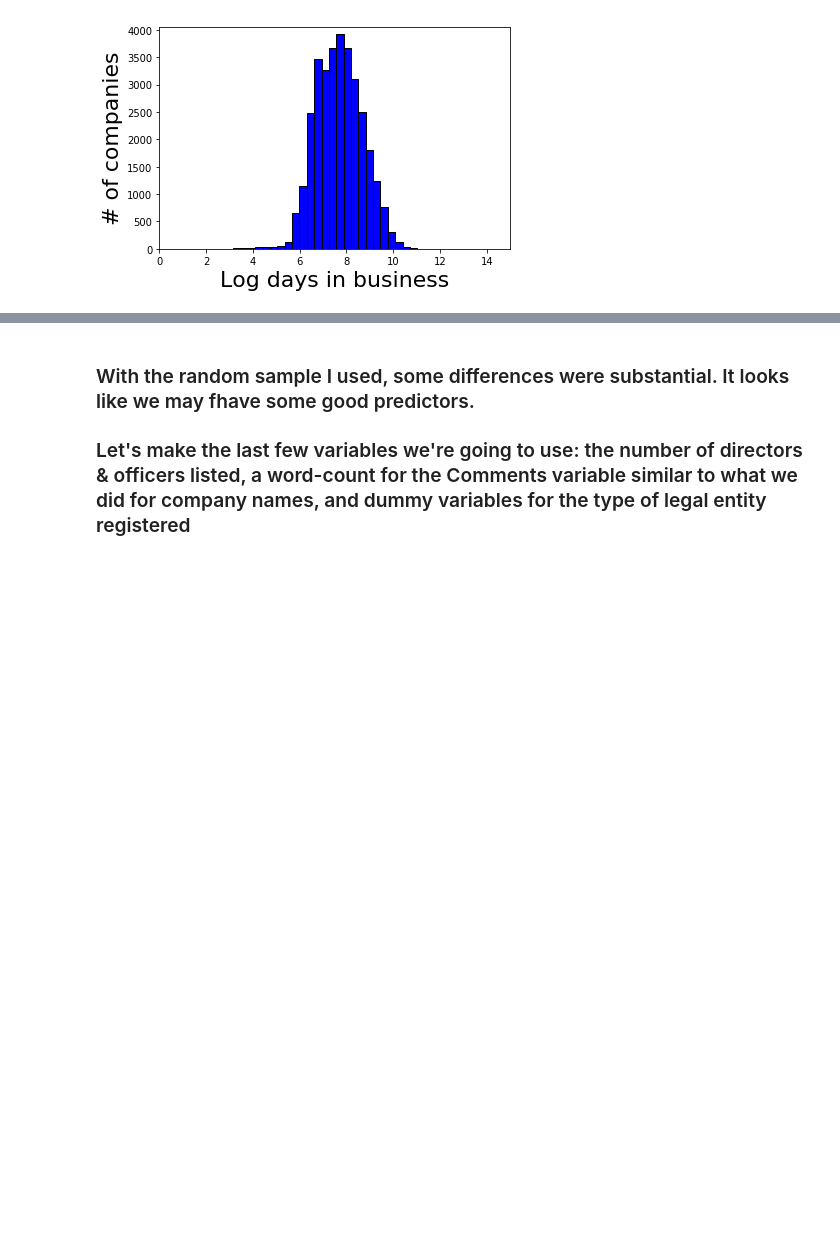
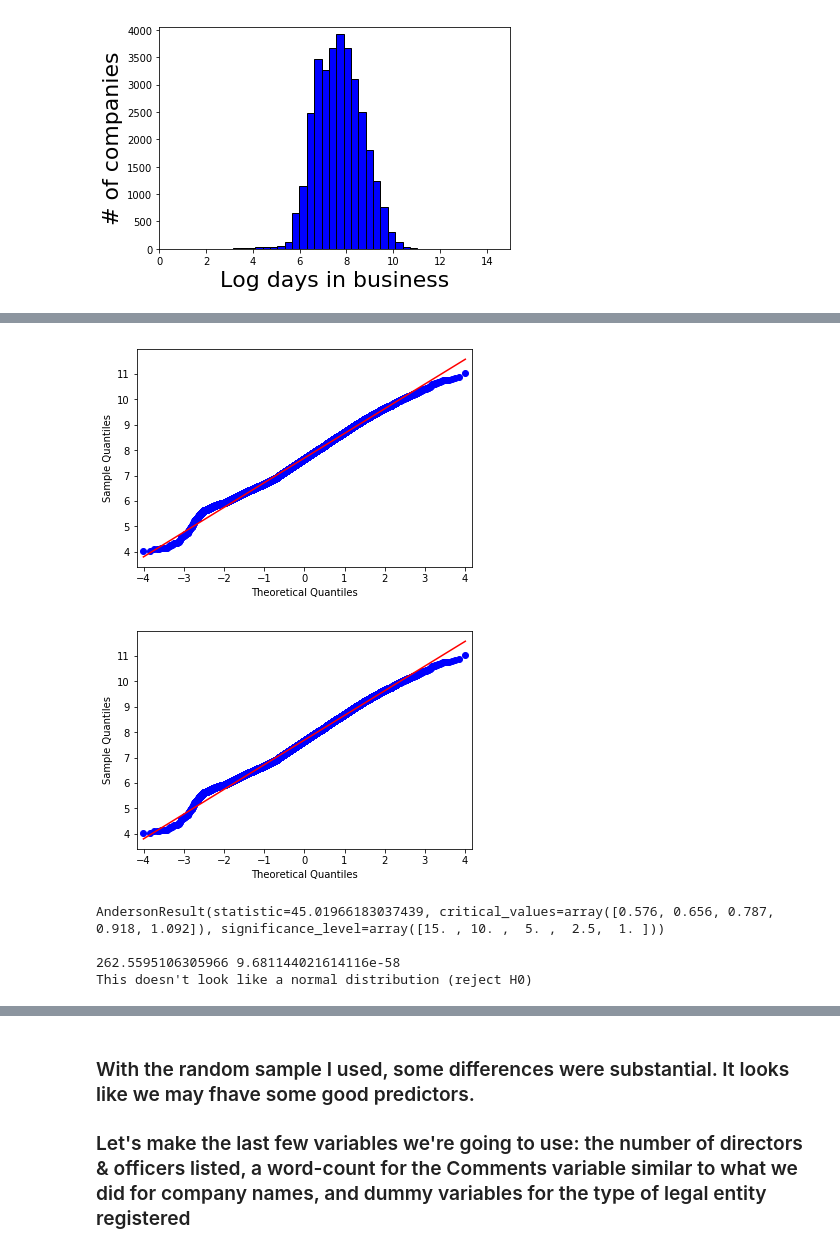
Before and after one commit to Yoyoyoyoyoyoyo/lifespan_of_companies, a Jupyter notebook: SOS_for_github.ipynb, the cells around one changed output, grey strips where cells are left out. Saved outputs shown, nothing was run; the diff lists cells and outputs as text; code cells hidden in the pictures; blank space fills up the shorter version.

```diff
--- a/SOS_for_github.ipynb
+++ b/SOS_for_github.ipynb
@@ -463,6 +464,3 @@ min          0.000000
 max         11.028839
 Name: log_tib, dtype: float64
 [figure]
-# %%
-# This looks much nicer. Let's add it to the dataframe.
-df["log_time_in_business"] = first_tib["log_tib"]
@@ -468,0 +500,23 @@ df["log_time_in_business"] = first_tib["log_tib"]
+# %%
+# What if we only look at data where log_tib > 5?
+smaller_tib_df = first_tib.drop(df[first_tib.log_tib < 4].index)
+qqplot(smaller_tib_df.log_tib, line='s')
+# %% [output]
+[figure, added]
+[figure, added]
+# %%
+# Normality tests on our adjusted DF:
+print(anderson(smaller_tib_df.log_tib))
+print("")
+
+stat, p = normaltest(smaller_tib_df.log_tib)
+print(stat, p)
+if p > 0.05:
+    print('We can assume a normal distribution (fail to reject H0)')
+else:
+    print("This doesn't look like a normal distribution (reject H0)")
+# %% [output]
+AndersonResult(statistic=45.01966183037439, critical_values=array([0.576, 0.656, 0.787, 0.918, 1.092]), significance_level=array([15. , 10. ,  5. ,  2.5,  1. ]))
+
+262.5595106305966 9.681144021614116e-58
+This doesn't look like a normal distribution (reject H0)
```
Also changed, not shown: parts of 23 cells of this notebook.
